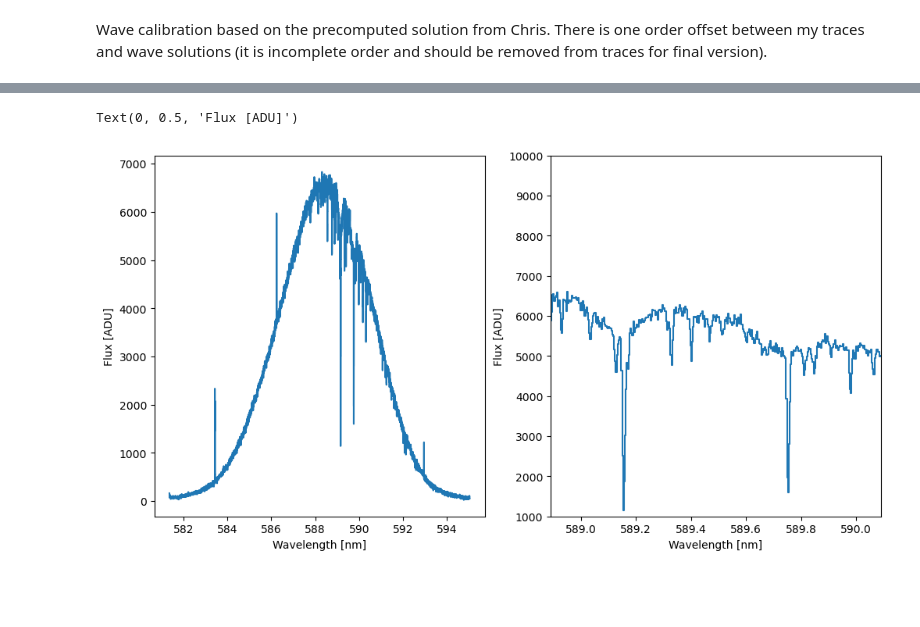
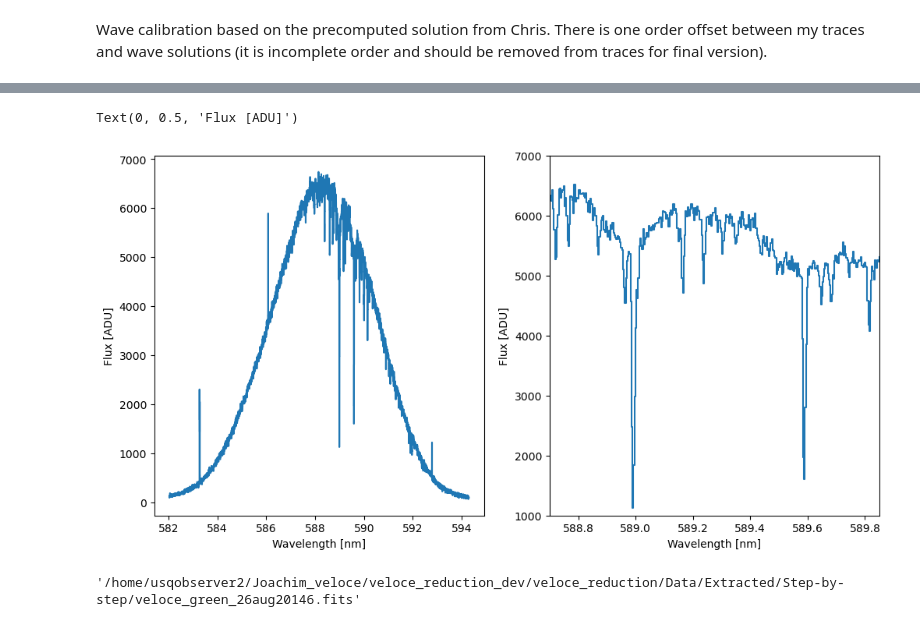
Before and after one commit to joakru-astro/veloce_reduction, a Jupyter notebook: step_by_step_extraction.ipynb, the cells around one changed output, grey strips where cells are left out. Drawn from its saved outputs; the diff is of its cells as text; code cells hidden in the pictures; blank space fills up the shorter version.

```diff
--- a/step_by_step_extraction.ipynb
+++ b/step_by_step_extraction.ipynb
@@ -85,6 +118,13 @@ plt.imshow(image_subtracted_bias, aspect='auto', cmap='gray', norm='log')
 # %% [markdown]
 Extracting orders based on the loaded traces.<br>
 Below is a plot from my examination tool presenting cross section of extracted order. The extracted data is sum of counts from region between dashed lines (exclusive). I'm not ploting anything during bulk reduction.
+# %%
+if config['flat_field']:
+    flat = veloce_extraction.get_flat(config, veloce_paths, arm, config['amplifier_mode'], config['date'], obs_list)
+    image_subtracted_bias, hdr = veloce_reduction_tools.flat_field_correction(image_subtracted_bias, flat, hdr)
+# %%
+if config['scattered_light']:
+    image_subtracted_bias, hdr = veloce_extraction.remove_scattered_light(image_subtracted_bias, hdr, traces)
 # %%
 extracted_science_orders, extracted_order_imgs = veloce_reduction_tools.extract_orders_with_trace(
         image_subtracted_bias, traces, remove_background=False)
@@ -123,2 +157,0 @@ final_flux = extracted_science_orders
-# %%
-veloce_reduction_tools.save_extracted_spectrum_fits(f"{target}_veloce_{arm}_{filename.split('.')[0]}", output_path, final_wave, final_flux, hdr)
@@ -126,0 +158,12 @@ veloce_reduction_tools.save_extracted_spectrum_fits(f"{target}_veloce_{arm}_{fil
+# %%
+if config['calib_type'] == 'Static':
+    # load static wave calibration based on ThAr (from Chris Tinny)
+    ORDER, COEFFS, MATCH_LAM, MATCH_PIX, MATCH_LRES, GUESS_LAM, Y0 = veloce_reduction_tools.load_prefitted_wave(
+        arm=arm, wave_calib_slice=traces.wave_calib_slice, wave_path=veloce_paths.wave_dir)
+    vacuum_wave = veloce_reduction_tools.calibrate_orders_to_wave(extracted_science_orders, Y0, COEFFS, traces=traces)
+    final_flux = extracted_science_orders
+elif config['calib_type'] == 'SimLC':
+    vacuum_wave, final_flux = veloce_wavecalib.calibrate_simLC(
+                extracted_science_orders, veloce_paths, image_subtracted_bias,
+                hdr, arm, plot=config['plot_diagnostic'])
+final_wave = [veloce_reduction_tools.vacuum_to_air(wave) for wave in vacuum_wave]
@@ -130,14 +183,21 @@ wave, flux, hdr = veloce_reduction_tools.load_extracted_spectrum_fits(os.path.jo
 # %%
 order = 1
-fig, ax = plt.subplots(1,2, figsize=(12,6))
-ax[0].step(wave[order], flux[order], where='mid')
+fig, ax = plt.subplots(1, 2, figsize=(12,6))
+ax[0].step(final_wave[order], final_flux[order], where='mid')
 ax[0].set_xlabel('Wavelength [nm]')
 ax[0].set_ylabel('Flux [ADU]')
-ax[1].step(wave[order], flux[order], where='mid')
-plt.xlim(588.89, 590.09)
-plt.ylim(1000, 10000)
+ax[1].step(final_wave[order], final_flux[order], where='mid')
+plt.xlim(588.7, 589.85)
+plt.ylim(1000, 7000)
 ax[1].set_xlabel('Wavelength [nm]')
 ax[1].set_ylabel('Flux [ADU]')
 # %% [output]
 Text(0, 0.5, 'Flux [ADU]')
-[figure, old version]
+[figure, new version]
+# %%
+# save extracted spectrum as fits file
+fits_filename = os.path.join(veloce_paths.output_dir, f"veloce_{arm}_{filename}")
+veloce_reduction_tools.save_extracted_spectrum_fits(
+    filename=fits_filename, wave=final_wave, flux=final_flux, hdr=hdr)
+# %% [output]
+'/home/usqobserver2/Joachim_veloce/veloce_reduction_dev/veloce_reduction/Data/Extracted/Step-by-step/veloce_green_26aug20146.fits'
```
Also changed, not shown: parts of 19 cells of this notebook, 8 other files.
